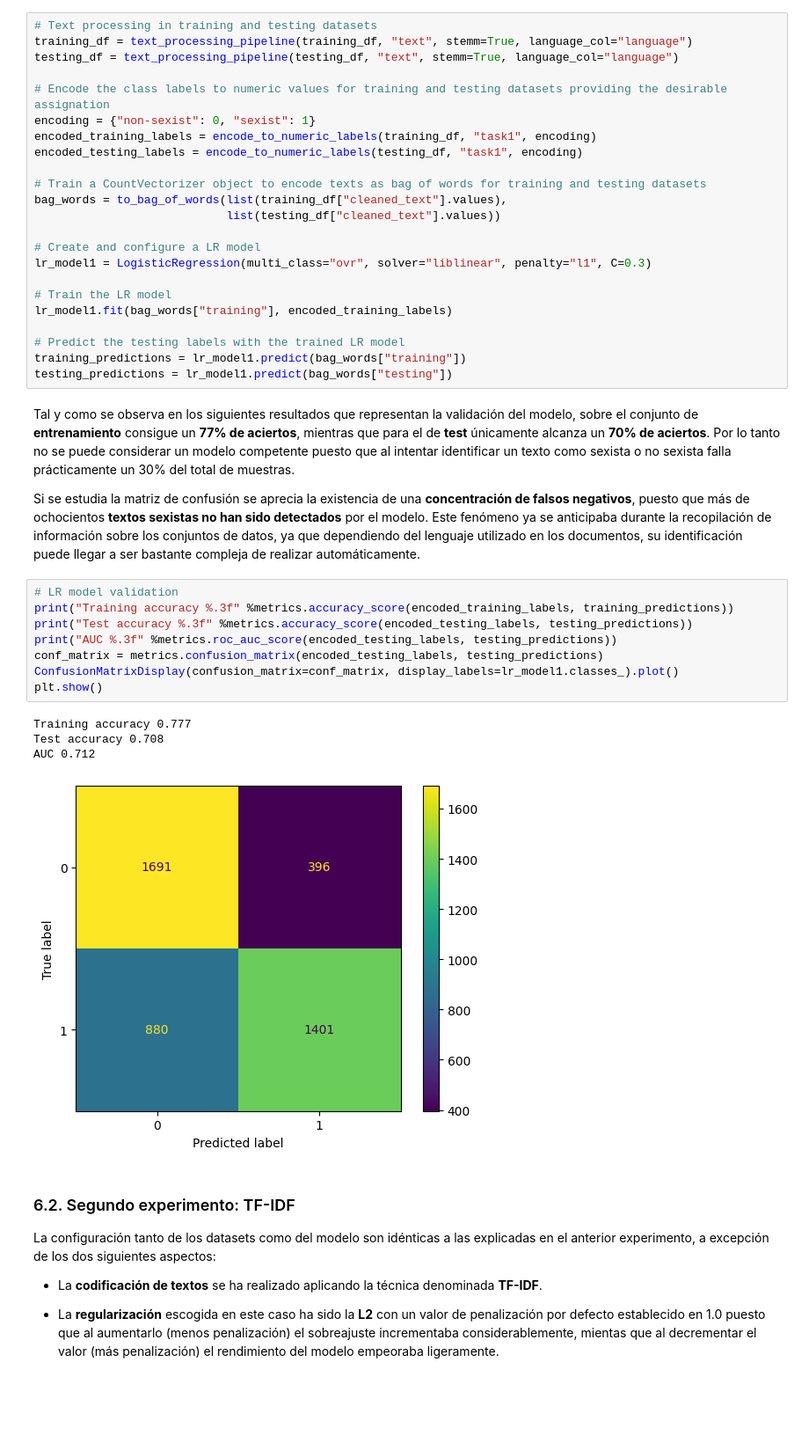
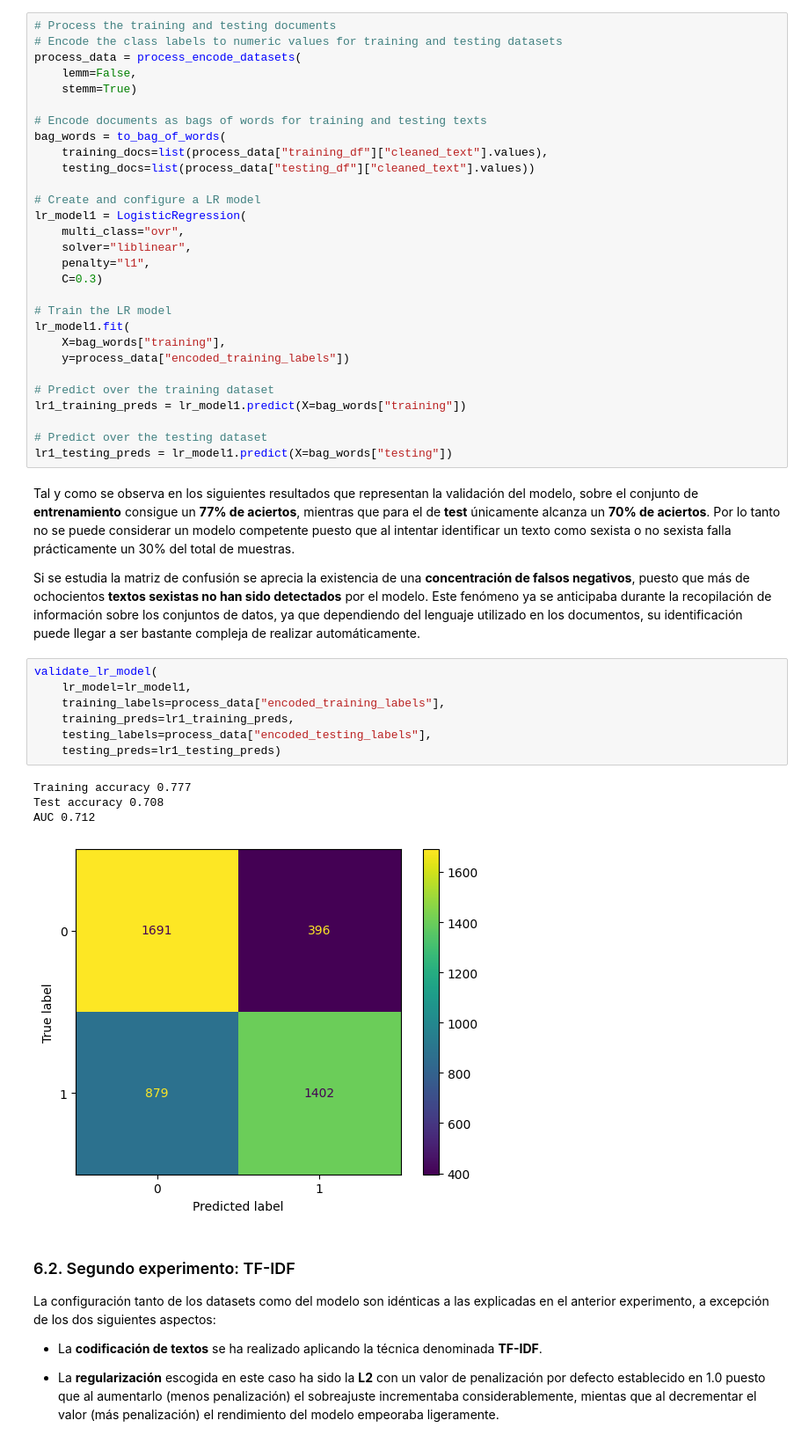
Before and after one commit to lidiasm/DATCOM-TFM, a Jupyter notebook: notebooks/lr_models.ipynb, the cells around one changed output. Shown at 88% size. Saved outputs shown, nothing was run; the diff lists cells and outputs as text; blank space fills up the shorter version.

```diff
--- a/notebooks/lr_models.ipynb
+++ b/notebooks/lr_models.ipynb
@@ -132,45 +242,50 @@ A continuación se detallan los experimentos más relevantes de entre las distin
 
   - El **valor de la penalización** establecido que mejor rendimiento proporciona se encuentra **muy cercano a cero**, siendo el intervalo posible [0, infinito]. Este hecho nos indica que para aumentar la capacidad de predicción de un modelo con Regresión Logística y el conjunto de datos EXIST2022, es necesario aplicar una **fortísima penalización** con motivo de **reducir el overfitting** que tiende a aparecer.
 # %%
-# Text processing in training and testing datasets
-training_df = text_processing_pipeline(training_df, "text", stemm=True, language_col="language")
-testing_df = text_processing_pipeline(testing_df, "text", stemm=True, language_col="language")
+# Process the training and testing documents
+# Encode the class labels to numeric values for training and testing datasets
+process_data = process_encode_datasets(
+    lemm=False,
+    stemm=True)
 
-# Encode the class labels to numeric values for training and testing datasets providing the desirable assignation
-encoding = {"non-sexist": 0, "sexist": 1}
-encoded_training_labels = encode_to_numeric_labels(training_df, "task1", encoding)
-encoded_testing_labels = encode_to_numeric_labels(testing_df, "task1", encoding)
-
-# Train a CountVectorizer object to encode texts as bag of words for training and testing datasets
-bag_words = to_bag_of_words(list(training_df["cleaned_text"].values),
-                            list(testing_df["cleaned_text"].values))
+# Encode documents as bags of words for training and testing texts
+bag_words = to_bag_of_words(
+    training_docs=list(process_data["training_df"]["cleaned_text"].values),
+    testing_docs=list(process_data["testing_df"]["cleaned_text"].values))
 
 # Create and configure a LR model
-lr_model1 = LogisticRegression(multi_class="ovr", solver="liblinear", penalty="l1", C=0.3)
+lr_model1 = LogisticRegression(
+    multi_class="ovr",
+    solver="liblinear",
+    penalty="l1",
+    C=0.3)
 
 # Train the LR model
-lr_model1.fit(bag_words["training"], encoded_training_labels)
+lr_model1.fit(
+    X=bag_words["training"],
+    y=process_data["encoded_training_labels"])
 
-# Predict the testing labels with the trained LR model
-training_predictions = lr_model1.predict(bag_words["training"])
-testing_predictions = lr_model1.predict(bag_words["testing"])
+# Predict over the training dataset
+lr1_training_preds = lr_model1.predict(X=bag_words["training"])
+
+# Predict over the testing dataset
+lr1_testing_preds = lr_model1.predict(X=bag_words["testing"])
 # %% [markdown]
 Tal y como se observa en los siguientes resultados que representan la validación del modelo, sobre el conjunto de **entrenamiento** consigue un **77% de aciertos**, mientras que para el de **test** únicamente alcanza un **70% de aciertos**. Por lo tanto no se puede considerar un modelo competente puesto que al intentar identificar un texto como sexista o no sexista falla prácticamente un 30% del total de muestras.
 
 Si se estudia la matriz de confusión se aprecia la existencia de una **concentración de falsos negativos**, puesto que más de ochocientos **textos sexistas no han sido detectados** por el modelo. Este fenómeno ya se anticipaba durante la recopilación de información sobre los conjuntos de datos, ya que dependiendo del lenguaje utilizado en los documentos, su identificación puede llegar a ser bastante compleja de realizar automáticamente.
-# %%
-# LR model validation
-print("Training accuracy %.3f" %metrics.accuracy_score(encoded_training_labels, training_predictions))
-print("Test accuracy %.3f" %metrics.accuracy_score(encoded_testing_labels, testing_predictions))
-print("AUC %.3f" %metrics.roc_auc_score(encoded_testing_labels, testing_predictions))
-conf_matrix = metrics.confusion_matrix(encoded_testing_labels, testing_predictions)
-ConfusionMatrixDisplay(confusion_matrix=conf_matrix, display_labels=lr_model1.classes_).plot()
-plt.show()
-# %% [output]
-Training accuracy 0.777
-Test accuracy 0.708
-AUC 0.712
-[figure, removed]
+# %%
+validate_lr_model(
+    lr_model=lr_model1,
+    training_labels=process_data["encoded_training_labels"],
+    training_preds=lr1_training_preds,
+    testing_labels=process_data["encoded_testing_labels"],
+    testing_preds=lr1_testing_preds)
+# %% [output]
+Training accuracy 0.777
+Test accuracy 0.708
+AUC 0.712
+[figure, added]
 # %% [markdown]
 ### 6.2. Segundo experimento: TF-IDF
 
```
Also changed, not shown: parts of 18 cells of this notebook.
